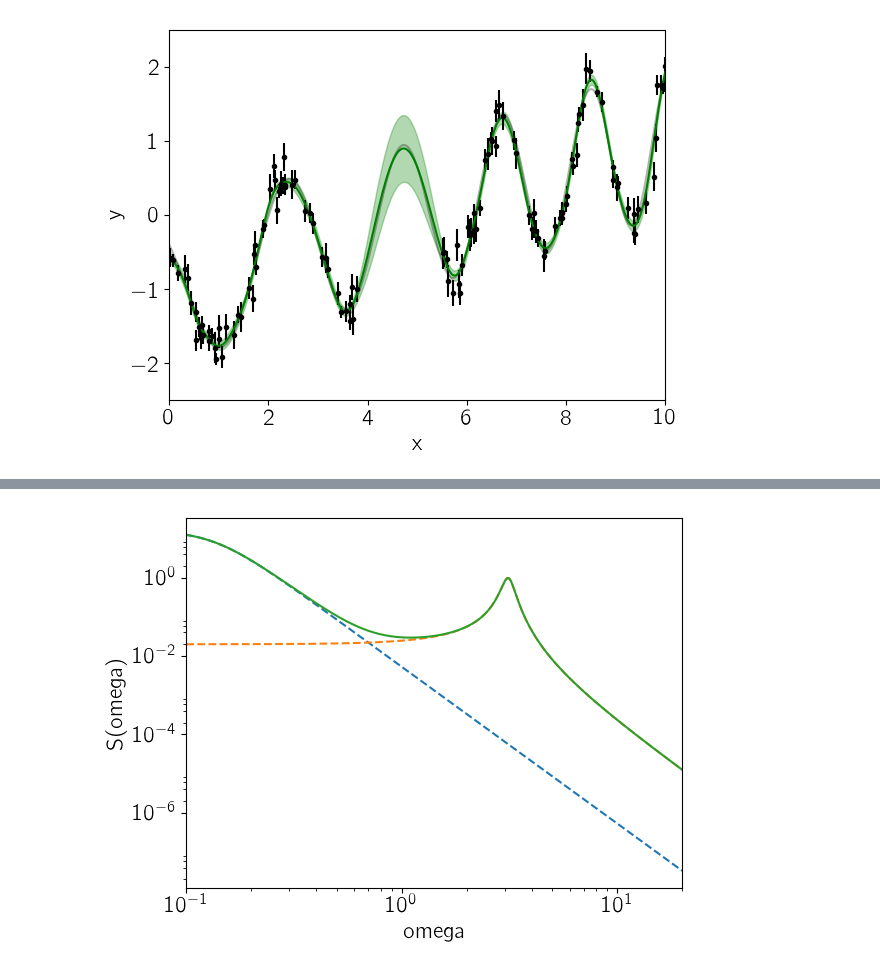
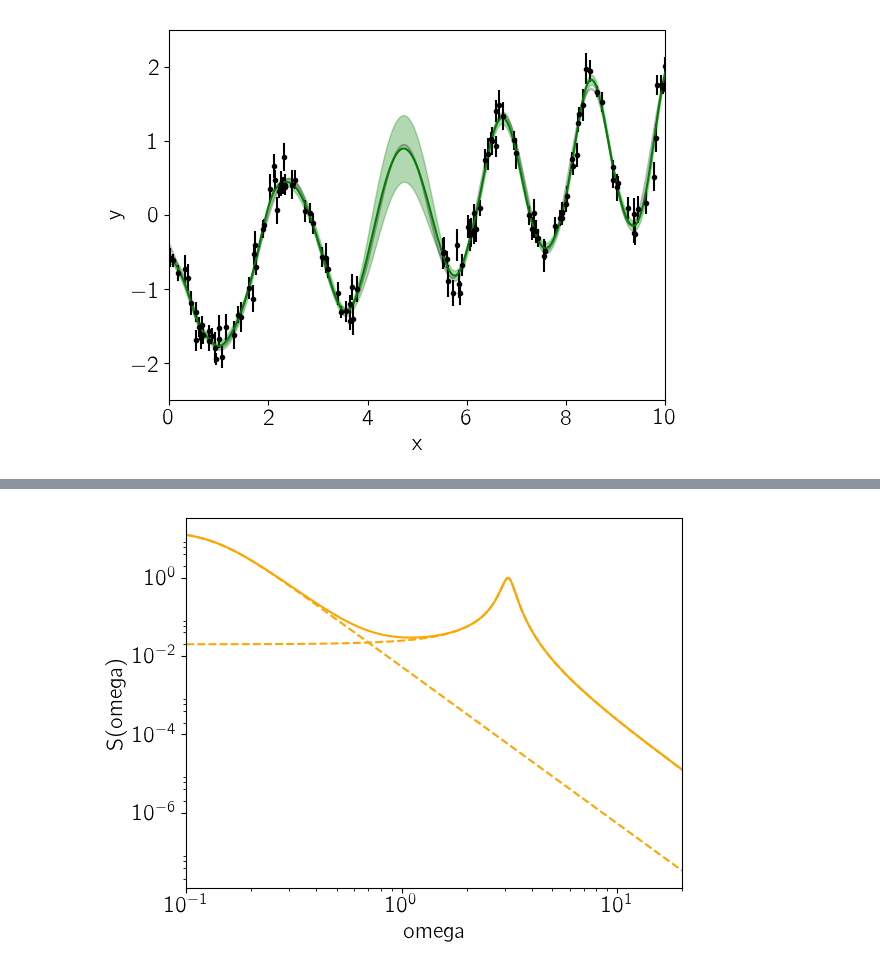
Before and after one commit to dfm/celerite, a Jupyter notebook: docs/_static/notebooks/julia-first.ipynb, the cells around one changed output, grey strips where cells are left out. Cells and saved outputs as stored; diff of their text form; code cells hidden in the pictures.

```diff
--- a/docs/_static/notebooks/julia-first.ipynb
+++ b/docs/_static/notebooks/julia-first.ipynb
@@ -106,16 +145,16 @@ PyPlot.ylim(-2.5, 2.5);
 # %%
 omega = exp(linspace(log(0.1), log(20), 5000))
 psd = celerite.get_psd(gp.kernel, omega)
 
 for term in gp.kernel.terms
-    PyPlot.plot(omega, celerite.get_psd(term, omega), "--")
+    PyPlot.plot(omega, celerite.get_psd(term, omega), "--", color="orange")
 end
-PyPlot.plot(omega, psd)
+PyPlot.plot(omega, psd, color="orange")
 
 PyPlot.yscale("log")
 PyPlot.xscale("log")
 PyPlot.xlim(omega[1], omega[end])
 PyPlot.xlabel("omega")
 PyPlot.ylabel("S(omega)");
 # %% [output]
-[figure, old version]
+[figure, new version]
```
Also changed, not shown: parts of 14 cells of this notebook, 9 other files.
